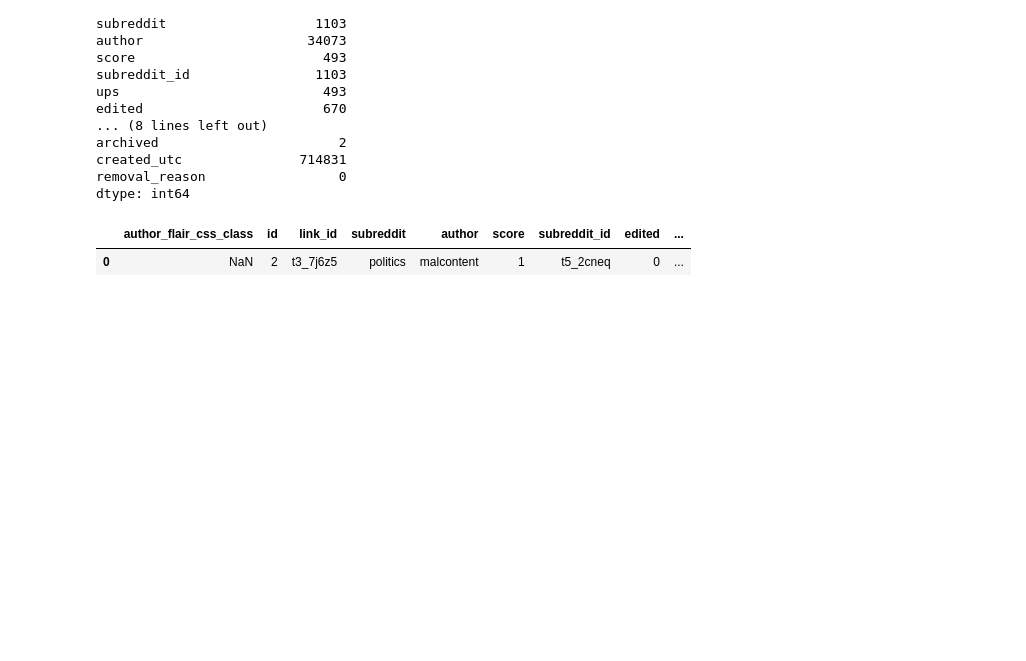
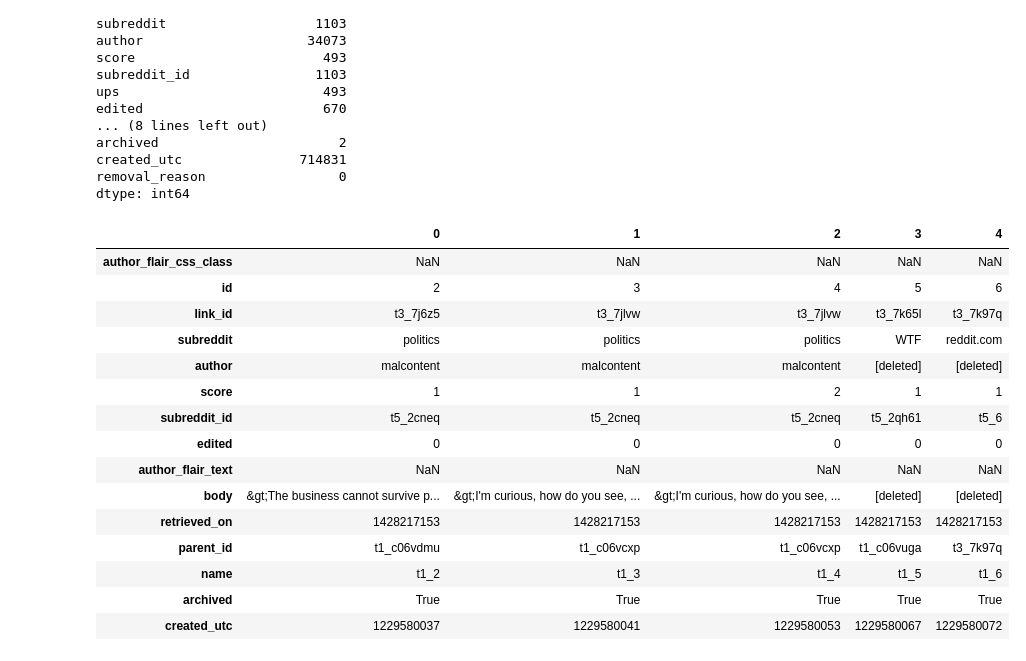
Before and after one commit to Gopinath1911/Reddit_Scores_Prediction, a Jupyter notebook: Reddit_Score_prediction.ipynb, the cells around one changed output. Saved outputs shown, nothing was run; the diff lists cells and outputs as text; code cells hidden in the pictures; blank space fills up the shorter version.

```diff
--- a/Reddit_Score_prediction.ipynb
+++ b/Reddit_Score_prediction.ipynb
@@ -88,7 +89,21 @@ df=df.loc[:, ~df.columns.str.contains('^Unnamed')]
 # %%
 df.drop(['gilded','downs', 'ups', 'controversiality', 'score_hidden', 'distinguished','removal_reason'], axis=1, inplace=True)
 # %%
-df.head(1)
+df.head().T
 # %% [output]
-|  | author_flair_css_class | id | link_id | subreddit | author | score | subreddit_id | edited | ... |
-| 0 | NaN | 2 | t3_7j6z5 | politics | malcontent | 1 | t5_2cneq | 0 | ... |
+|  | 0 | 1 | 2 | 3 | 4 |
+| author_flair_css_class | NaN | NaN | NaN | NaN | NaN |
+| id | 2 | 3 | 4 | 5 | 6 |
+| link_id | t3_7j6z5 | t3_7jlvw | t3_7jlvw | t3_7k65l | t3_7k97q |
+| subreddit | politics | politics | politics | WTF | reddit.com |
+| author | malcontent | malcontent | malcontent | [deleted] | [deleted] |
+| score | 1 | 1 | 2 | 1 | 1 |
+| subreddit_id | t5_2cneq | t5_2cneq | t5_2cneq | t5_2qh61 | t5_6 |
+| edited | 0 | 0 | 0 | 0 | 0 |
+| author_flair_text | NaN | NaN | NaN | NaN | NaN |
+| body | &gt;The business cannot survive p... | &gt;I'm curious, how do you see, ... | &gt;I'm curious, how do you see, ... | [deleted] | [deleted] |
+| retrieved_on | 1428217153 | 1428217153 | 1428217153 | 1428217153 | 1428217153 |
+| parent_id | t1_c06vdmu | t1_c06vcxp | t1_c06vcxp | t1_c06vuga | t3_7k97q |
+| name | t1_2 | t1_3 | t1_4 | t1_5 | t1_6 |
+| archived | True | True | True | True | True |
+| created_utc | 1229580037 | 1229580041 | 1229580053 | 1229580067 | 1229580072 |
```
Also changed, not shown: parts of 68 cells of this notebook.
